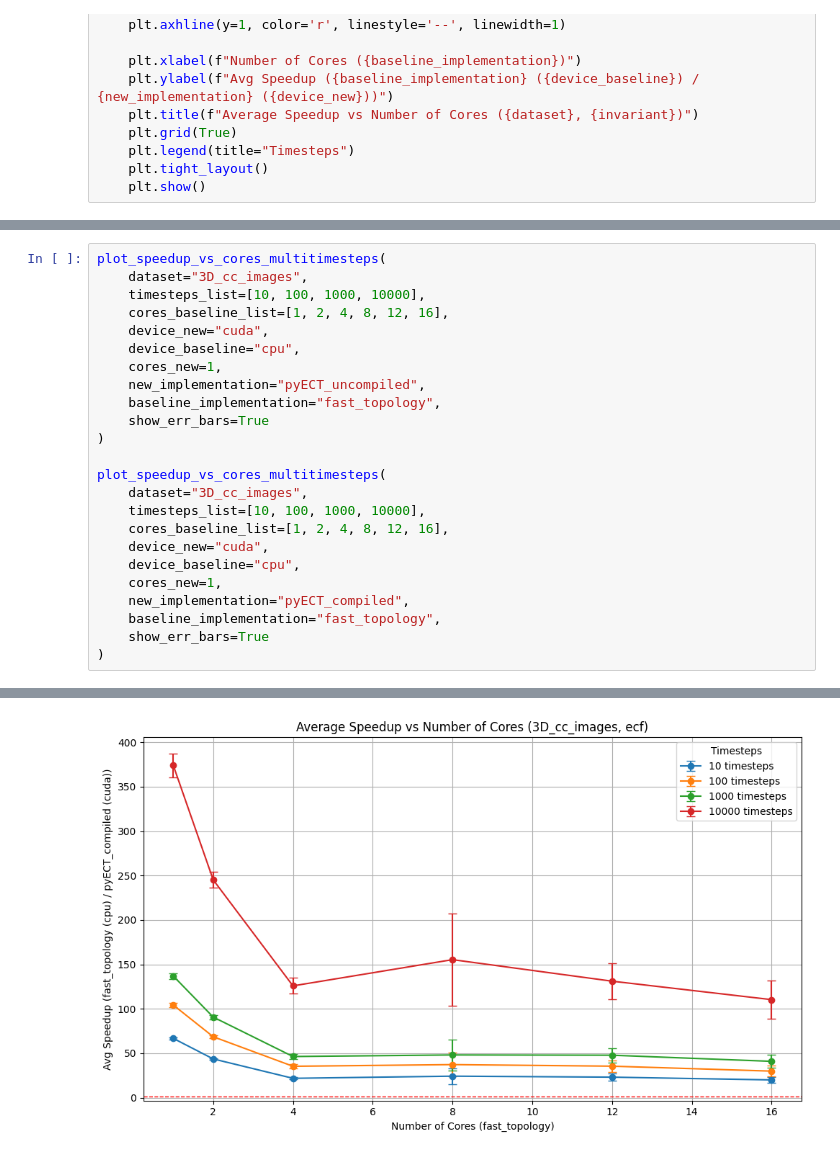
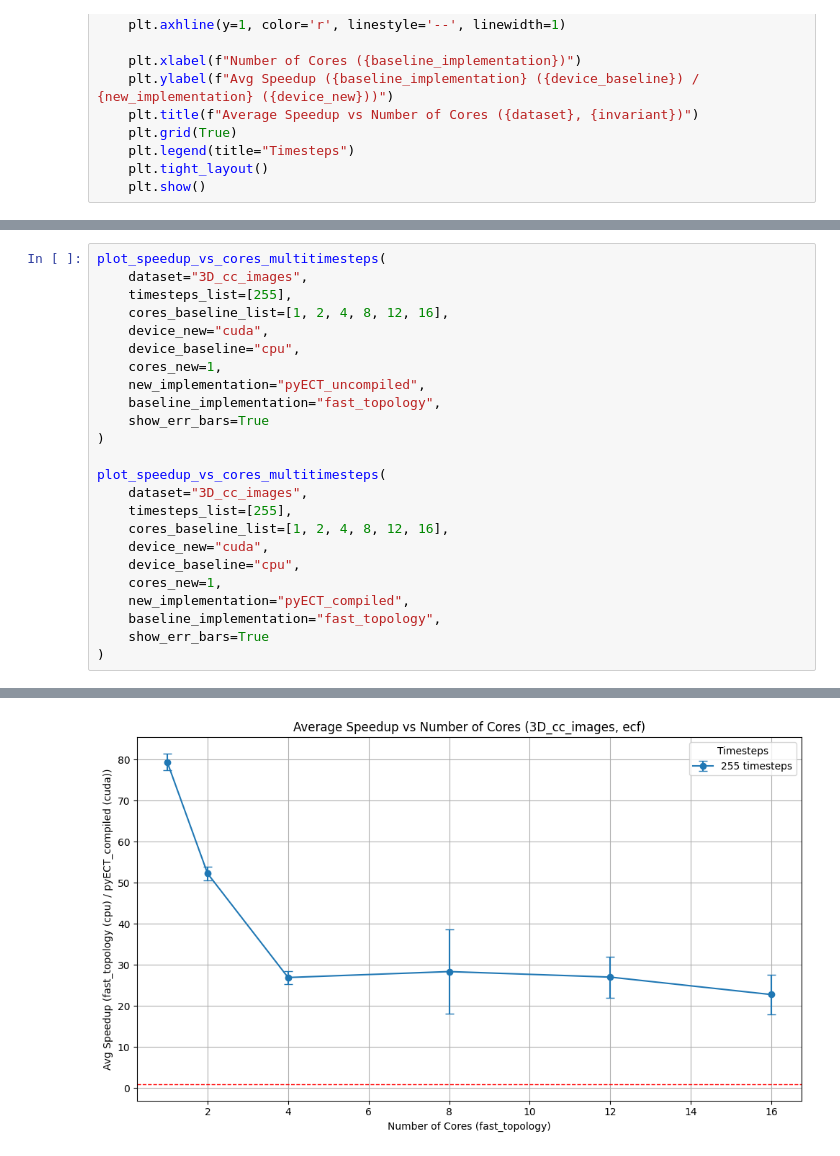
Before and after one commit to compTAG/pyECT-experiments, a Jupyter notebook: figures/create_figs.ipynb, the cells around one changed output, grey strips where cells are left out. Drawn from its saved outputs; the diff is of its cells as text.

```diff
--- a/figures/create_figs.ipynb
+++ b/figures/create_figs.ipynb
@@ -304,7 +318,7 @@ plot_speedup_vs_cores_multitimesteps(
 # %%
 plot_speedup_vs_cores_multitimesteps(
     dataset="3D_cc_images",
-    timesteps_list=[10, 100, 1000, 10000],
+    timesteps_list=[255],
     cores_baseline_list=[1, 2, 4, 8, 12, 16],
     device_new="cuda",
     device_baseline="cpu",
@@ -316,7 +330,7 @@ plot_speedup_vs_cores_multitimesteps(
 
 plot_speedup_vs_cores_multitimesteps(
     dataset="3D_cc_images",
-    timesteps_list=[10, 100, 1000, 10000],
+    timesteps_list=[255],
     cores_baseline_list=[1, 2, 4, 8, 12, 16],
     device_new="cuda",
     device_baseline="cpu",
@@ -330 +344 @@ plot_speedup_vs_cores_multitimesteps(
-[figure, old version]
+[figure, new version]
```
Also changed, not shown: parts of 5 cells of this notebook, 1 other file.
